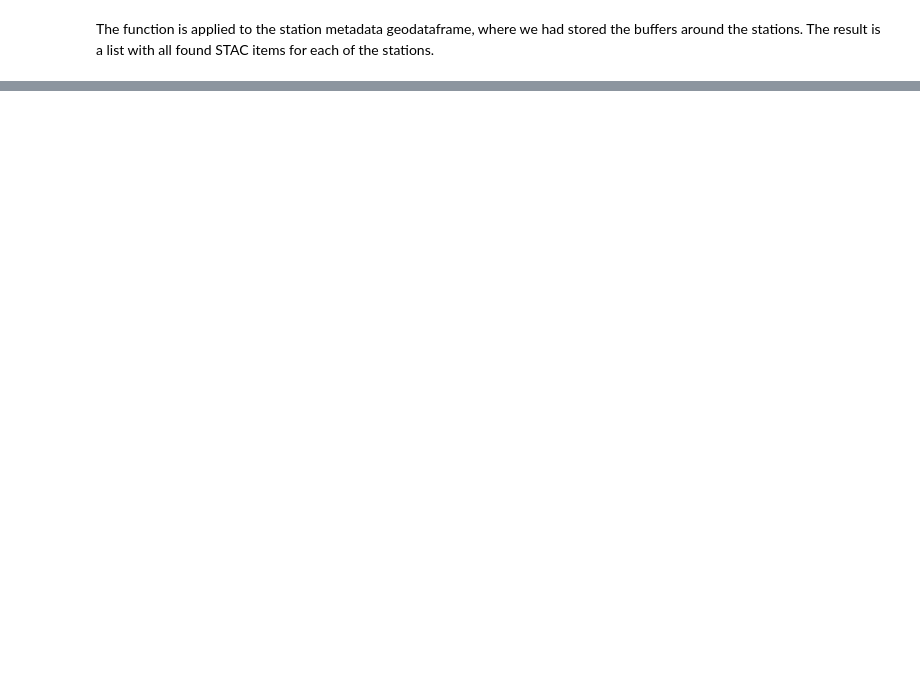
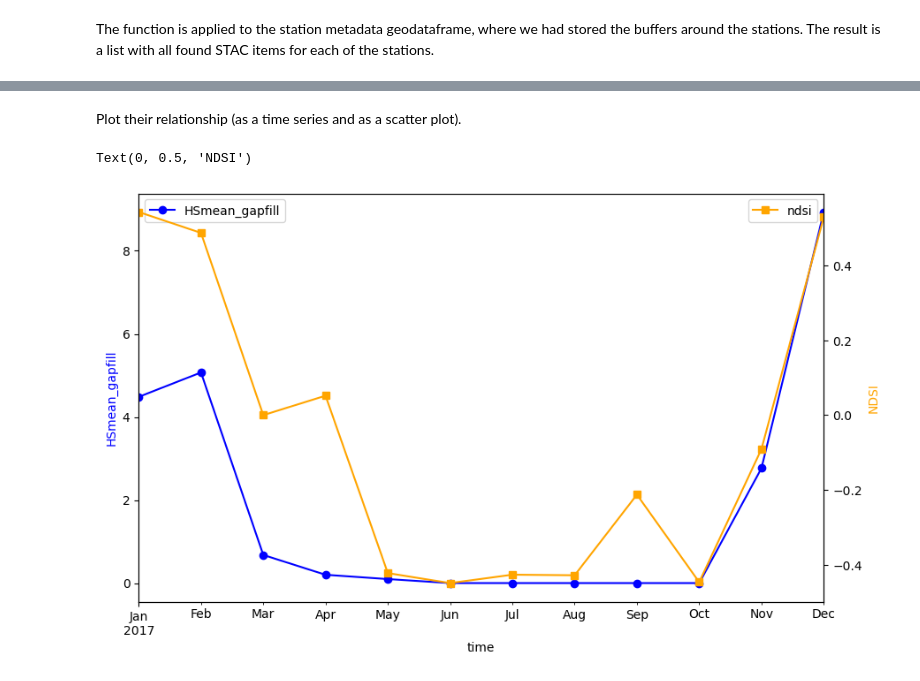
Before and after one commit to DLR-terrabyte/eo-examples, a Jupyter notebook: workshop_prepml/pz_Prepare-ML.ipynb, the cells around one changed output, grey strips where cells are left out. Cells and saved outputs as stored; diff of their text form; code cells hidden in the pictures; blank space fills up the shorter version.

```diff
--- a/workshop_prepml/pz_Prepare-ML.ipynb
+++ b/workshop_prepml/pz_Prepare-ML.ipynb
@@ -471,0 +655,2 @@ cube.green.plot.imshow(col="time", size=8, aspect=1)
+# %%
+sd_mnth['time'] = pd.to_datetime(sd_mnth['year'].astype(str) + '-' + sd_mnth['month'].astype(str)) + pd.offsets.MonthEnd(0)
@@ -471,0 +659,5 @@ cube.green.plot.imshow(col="time", size=8, aspect=1)
+# %%
+sd_tst = sd_mnth[(sd_mnth['Name']==aoi_tst.Name) &
+    (sd_mnth['time']>=cube_ts.time.min().values) &
+    (sd_mnth['time']<=cube_ts.time.max().values)]
+sd_tst.head()
@@ -471,0 +673,3 @@ cube.green.plot.imshow(col="time", size=8, aspect=1)
+# %%
+df_ts = cube_ts.to_dataframe()
+df_ts.head()
@@ -471,0 +686,3 @@ cube.green.plot.imshow(col="time", size=8, aspect=1)
+# %%
+sd_tst = pd.merge(sd_tst, df_ts, on = "time")
+sd_tst
@@ -471,0 +703,13 @@ cube.green.plot.imshow(col="time", size=8, aspect=1)
+# %% [markdown]
+Plot their relationship (as a time series and as a scatter plot).
+# %%
+ax = sd_tst.plot(x="time", y="HSmean_gapfill", label="HSmean_gapfill", marker="o", color="blue", figsize=(10, 6))
+ax.set_ylabel("HSmean_gapfill", color="blue")
+ax.legend(loc="upper left")
+
+ax2 = ax.twinx()
+sd_tst.plot(x="time", y="ndsi", label="ndsi", marker="s", color="orange", ax=ax2)
+ax2.set_ylabel("NDSI", color="orange")
+# %% [output]
+Text(0, 0.5, 'NDSI')
+[figure, added]
```
Also changed, not shown: parts of 180 cells of this notebook, 1 other file.
